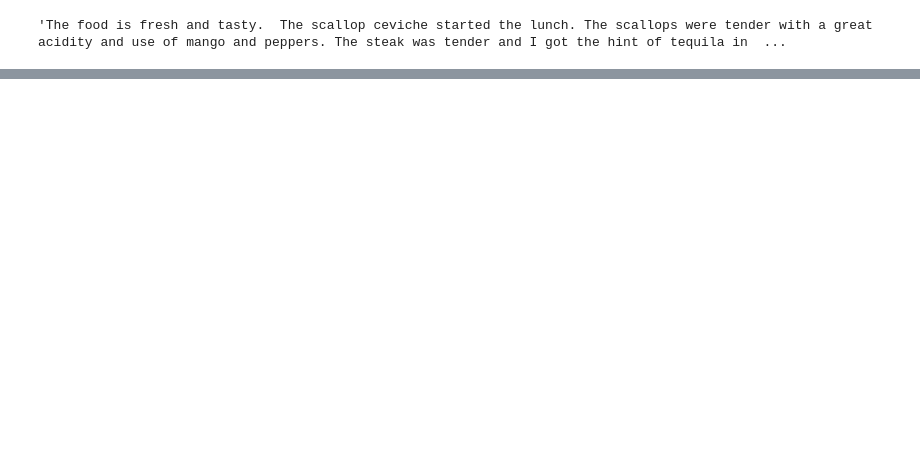
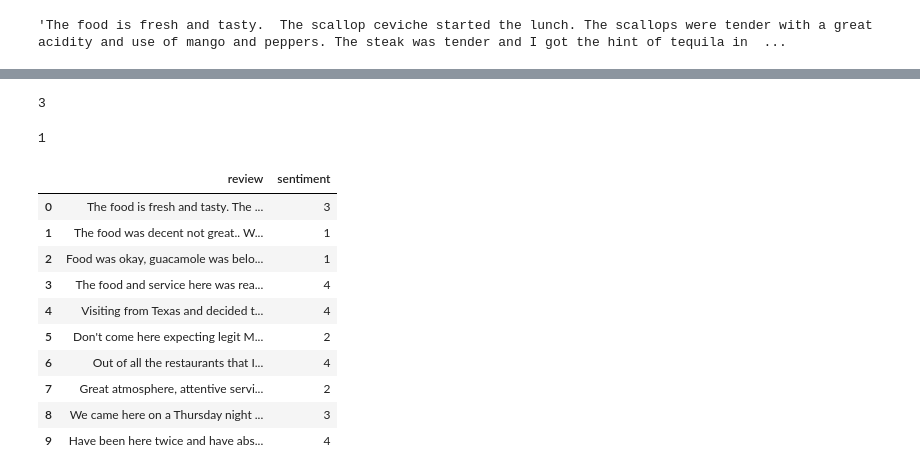
Before and after one commit to PhenomSG/Restaurant-Review-Analysis, a Jupyter notebook: sentiment_analysis.ipynb, the cells around one changed output, grey strips where cells are left out. Drawn from its saved outputs; the diff is of its cells as text; code cells hidden in the pictures; blank space fills up the shorter version.

```diff
--- a/sentiment_analysis.ipynb
+++ b/sentiment_analysis.ipynb
@@ -194,0 +229,30 @@ df['review'].iloc[0]
+# %%
+def sentiment_score(review):
+    tokens = tokenizer.encode(review, return_tensors='pt')
+    result = model(tokens)
+    return int(torch.argmax(result.logits))
+# %%
+sentiment_score(df['review'].iloc[0])
+# %% [output]
+3
+# %%
+sentiment_score(df['review'].iloc[1])
+# %% [output]
+1
+# %%
+df['sentiment'] = df['review'].apply(lambda x: sentiment_score(x[:512]))
+# tokens limit : 512
+# %%
+df
+# %% [output]
+|  | review | sentiment |
+| 0 | The food is fresh and tasty. The ... | 3 |
+| 1 | The food was decent not great.. W... | 1 |
+| 2 | Food was okay, guacamole was belo... | 1 |
+| 3 | The food and service here was rea... | 4 |
+| 4 | Visiting from Texas and decided t... | 4 |
+| 5 | Don't come here expecting legit M... | 2 |
+| 6 | Out of all the restaurants that I... | 4 |
+| 7 | Great atmosphere, attentive servi... | 2 |
+| 8 | We came here on a Thursday night ... | 3 |
+| 9 | Have been here twice and have abs... | 4 |
```
Also changed, not shown: parts of 4 cells of this notebook.
